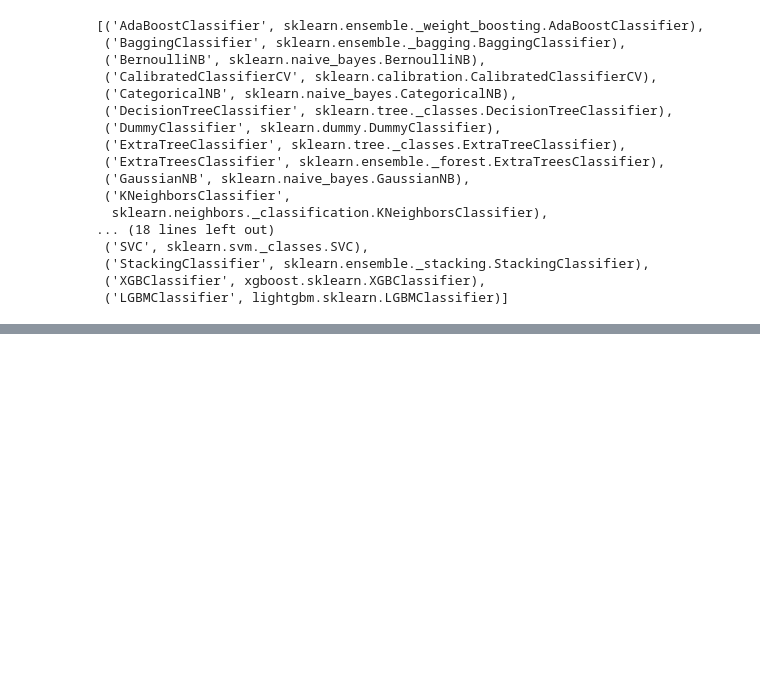
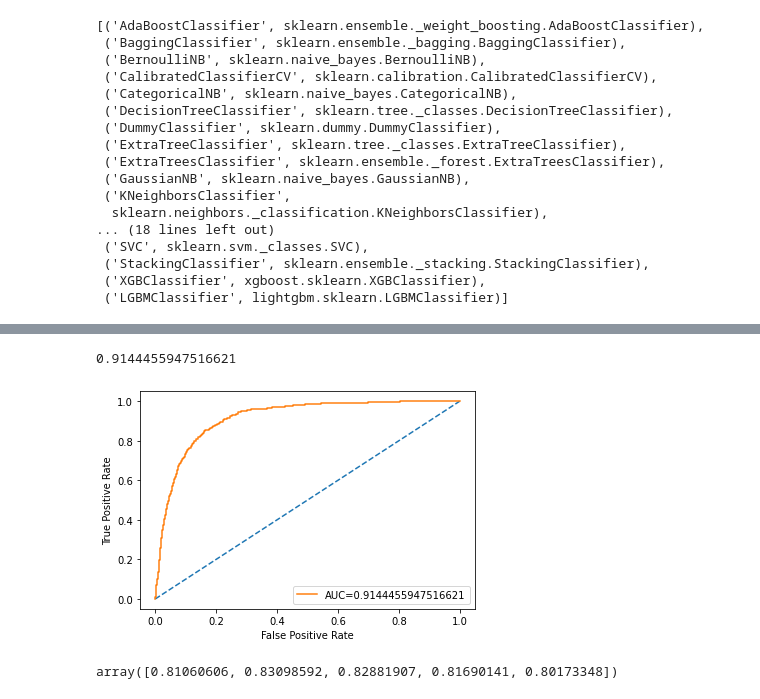
Before and after one commit to vidya2901/aUvqrX70jsiaP6fh, a Jupyter notebook: Term_Deposit_Marketing.ipynb, the cells around one changed output, grey strips where cells are left out. Cells and saved outputs as stored; diff of their text form; code cells hidden in the pictures; blank space fills up the shorter version.

```diff
--- a/Term_Deposit_Marketing.ipynb
+++ b/Term_Deposit_Marketing.ipynb
@@ -176,0 +299,4 @@ print(models)
+# %%
+#random undersampling
+rus = RandomUnderSampler(random_state = rs)               # Create an instance of RandomUnderSampler
+X_rus, y_rus = rus.fit_resample(X_train, y_train)                 # Resample training data
@@ -176,0 +309,6 @@ print(models)
+# %%
+#logistic regression - rus
+logisticRegr = LogisticRegression()
+lr_rus = logisticRegr.fit(X_rus, y_rus)
+y_pred_rus=logisticRegr.predict(X_test)
+print(classification_report(y_test, y_pred_rus))
@@ -176,0 +324,27 @@ print(models)
+# %%
+# predict probabilities
+y_prob_rus=logisticRegr.predict_proba(X_test)
+probs = y_prob_rus[:, 1]
+# %%
+auc = roc_auc_score(y_test, probs)
+print(auc)
+# %% [output]
+0.9144455947516621
+# %%
+# calculate roc curve
+fpr, tpr, thresholds = roc_curve(y_test, probs)
+# plot no skill
+plt.plot([0, 1], [0, 1], linestyle='--')
+# plot the roc curve for the model
+plt.plot(fpr,tpr,label="AUC="+str(auc))
+plt.ylabel('True Positive Rate')
+plt.xlabel('False Positive Rate')
+plt.legend(loc=4)
+# show the plot
+plt.show()
+# %% [output]
+[figure, added]
+# %%
+cross_val_score(logisticRegr, X_rus, y_rus, cv=5)
+# %% [output]
+array([0.81060606, 0.83098592, 0.82881907, 0.81690141, 0.80173348])
```
Also changed, not shown: parts of 34 cells of this notebook.
